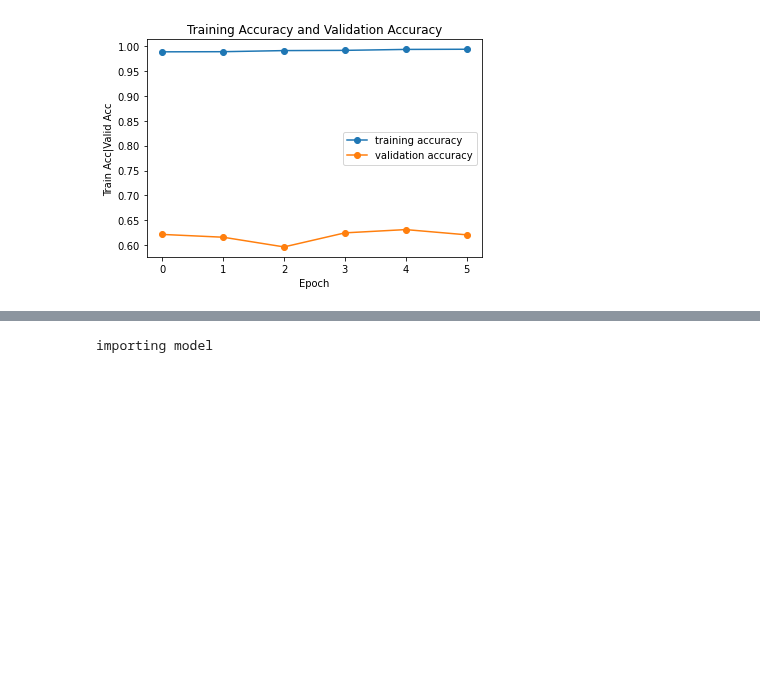
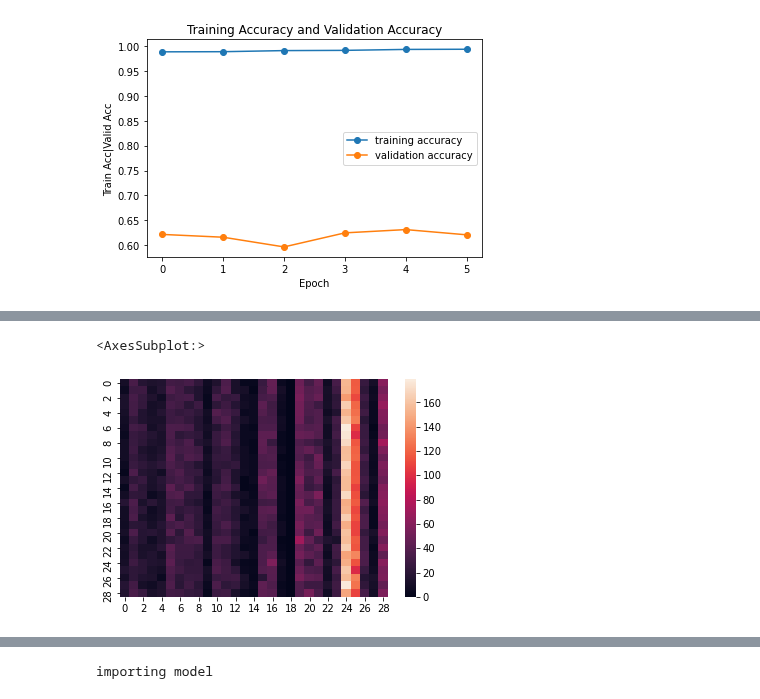
Before and after one commit to Windblown-Marionette/fingerspelling-text, a Jupyter notebook: Fingerspelling-CNN-3-Exploring-Model-Improvements-and-Training-Models.ipynb, the cells around one changed output, grey strips where cells are left out. Drawn from its saved outputs; the diff is of its cells as text; code cells hidden in the pictures; blank space fills up the shorter version.

```diff
--- a/Fingerspelling-CNN-3-Exploring-Model-Improvements-and-Training-Models.ipynb
+++ b/Fingerspelling-CNN-3-Exploring-Model-Improvements-and-Training-Models.ipynb
@@ -1341,0 +1346,10 @@ plt.show()
+# %%
+test_steps_per_epoch = numpy.math.ceil(test_data.samples / test_data.batch_size)
+
+prediction = model.predict_generator(test_data, steps = test_steps_per_epoch)
+test_pred = prediction.argmax(axis=1)
+
+test_true = test_data.classes
+
+
+pd.DataFrame(confusion_matrix(test_true,test_pred))
@@ -1341,0 +1375,8 @@ plt.show()
+# %%
+a = test_true.reshape(26100,1)
+b = test_pred.reshape(26100,1)
+
+sns.heatmap(pd.DataFrame(confusion_matrix(test_true,test_pred)))
+# %% [output]
+<AxesSubplot:>
+[figure, added]
```
Also changed, not shown: parts of 15 cells of this notebook, 1 other file.
